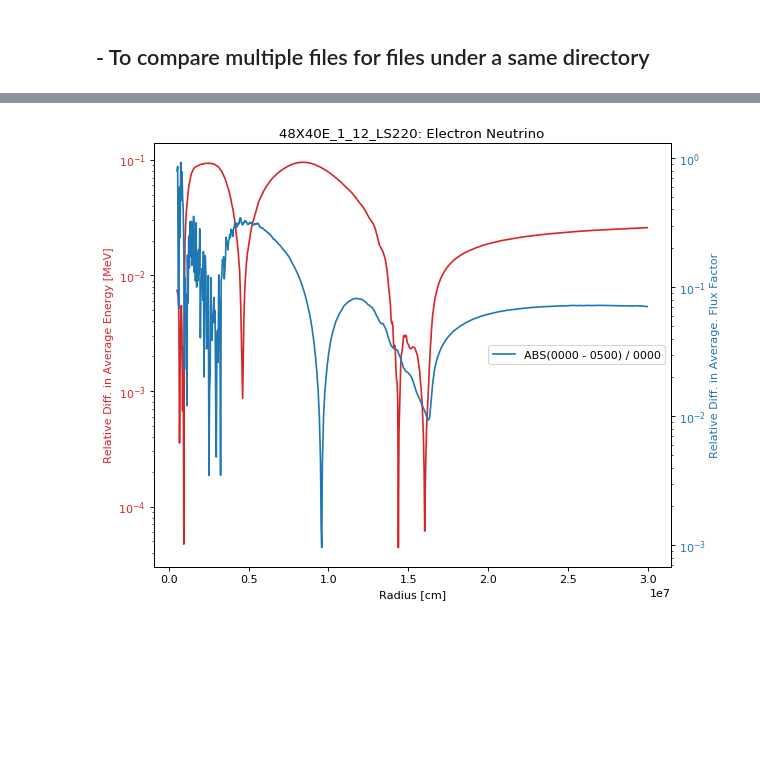
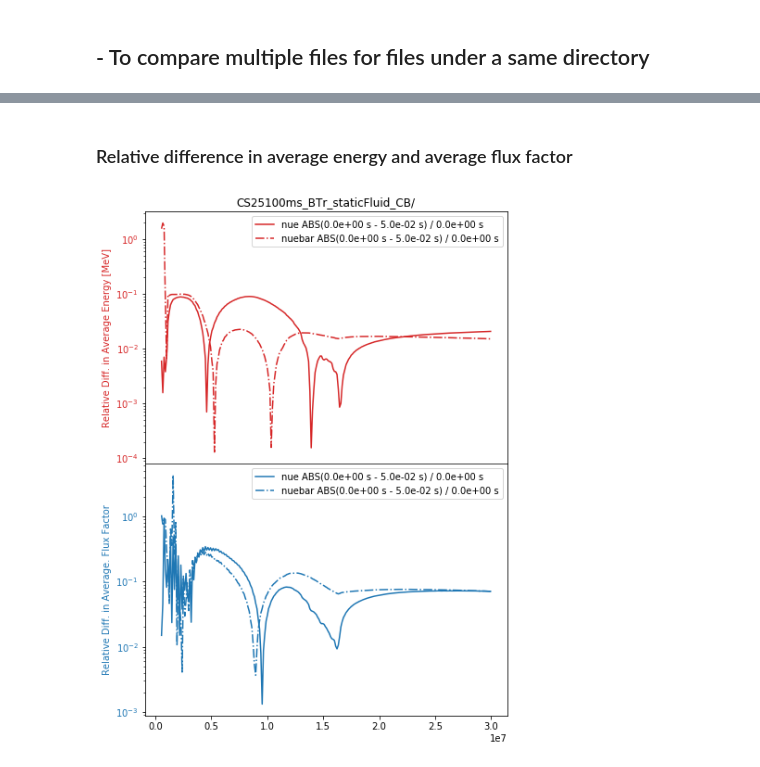
Before and after one commit to ranchu1/Analysis_FLASH, a Jupyter notebook: unitTests/2-[If-Stationary-State]1D.ipynb, the cells around one changed output, grey strips where cells are left out. Saved outputs shown, nothing was run; the diff lists cells and outputs as text; code cells hidden in the pictures; blank space fills up the shorter version.

```diff
--- a/unitTests/2-[If-Stationary-State]1D.ipynb
+++ b/unitTests/2-[If-Stationary-State]1D.ipynb
@@ -63,0 +38,7 @@ index = 7
+# %%
+%matplotlib inline
+import flashytlib.plot as fyplt
+
+for ifi in range(fnum):
+    fyplt.plt_1D_Eos(FullFileNames[ifi],\
+                 optional_title=ProblemDir+' @ {:.1e} s'.format(Times[ifi]))
@@ -179,42 +172,55 @@ plt.savefig(ProblemDirLine+ProblemDirLine2+'/IfStationary.png')
+# %% [markdown]
+### Relative difference in average energy and average flux factor
 # %%
-# ============ figure 2 =============
-base_i = 0
-comp_i = 6
+base_i  = 0
+comp_i  = fnum-1
 
-RelativeDiff_AverageEnergy= abs(AverageEnergy[base_i]-AverageEnergy[comp_i])/AverageEnergy[base_i]
-RelativeDiff_AverageFluxFactor= abs(AverageFluxFactor[base_i]-AverageFluxFactor[comp_i])/abs(AverageFluxFactor[base_i])
+RelativeDiff_AverageEnergy = nSpecies * ['?']
+RelativeDiff_AverageFluxFactor = nSpecies * ['?']
+for iS in range(nSpecies):
+    RelativeDiff_AverageEnergy[iS] = \
+    abs(AverageEnergy[base_i][iS]-AverageEnergy[comp_i][iS])\
+    /AverageEnergy[base_i][iS]
+    RelativeDiff_AverageFluxFactor[iS] = \
+    abs(AverageFluxFactor[base_i][iS]-AverageFluxFactor[comp_i][iS])\
+    /abs(AverageFluxFactor[base_i][iS])
 
 import matplotlib.pyplot as plt
 
 LineType     = ['solid','dashdot', 'dashed','dotted','dashdot']
 #fig, ax1 = plt.subplots(num=None, figsize=(8, 6), dpi=80, facecolor='w', edgecolor='k')
-fig, ax1 = plt.subplots(num=None, figsize=(8, 6), dpi=80, facecolor='w', edgecolor='k')
-# --- Number Density ---
-color = 'tab:red'
-ax1.set_xlabel('Radius [cm]')
-ax1.set_ylabel('Relative Diff. in Average Energy [MeV]',color=color)
-lns = 2*fnum *['?']
-leg = 'ABS('+ '{:04d}'.format(FileIndex[base_i//nSpecies]) \
-+' - '+'{:04d}'.format(FileIndex[comp_i//nSpecies])
-leg = leg + ') / '+'{:04d}'.format(FileIndex[base_i//nSpecies])
-lns[0] = ax1.plot(Radius,RelativeDiff_AverageEnergy,linestyle=LineType[0],color=color,label=leg)
+fig, axs = plt.subplots(2, sharex=True, sharey=False, gridspec_kw={'hspace': 0},\
+                       figsize=(7, 10))
 
-ax1.set_yscale('log')
-ax1.tick_params(axis='y', labelcolor=color)
-# --- Average Flux Factor ---
-ax2 = ax1.twinx()
-color = 'tab:blue'
-ax2.set_ylabel('Relative Diff. in Average. Flux Factor', color=color)
-lns[1] = ax2.plot(Radius, RelativeDiff_AverageFluxFactor,linestyle=LineType[0], color=color,label=leg)
+for i in range(nSpecies):
 
-ax2.set_yscale('log')
-ax2.tick_params(axis='y', labelcolor=color)
+    # --- Number Density ---
+    color = 'tab:red'
+    axs[0].set_xlabel('Radius [cm]')
+    axs[0].set_ylabel('Relative Diff. in Average Energy [MeV]',color=color)
+    leg =labels[i] + ' ABS('+ '{:.1e} s'.format(Times[base_ifile])\
+    +' - '+'{:.1e} s'.format(Times[comp_ifile]) + \
+    ') / '+'{:.1e} s'.format(Times[base_ifile])
 
-fig.tight_layout()  # otherwise the right y-label is slightly clipped
-#ax1.legend(loc='upper left')
-ax2.legend(loc='right')
+    axs[0].plot(Radius[base_ifile],RelativeDiff_AverageEnergy[i],\
+                    linestyle=LineType[i], color=color,label=leg)
+    axs[0].set_yscale('log')
+    axs[0].tick_params(axis='y', labelcolor=color)
 
-ax1.set_title(ProblemDirLine2+': Electron Neutrino')
-plt.savefig(ProblemDirLine+ProblemDirLine2+'/IfStationary_RelaDiff_neutrino.png')
+    # --- Average Flux Factor ---
+
+    color = 'tab:blue'
+    axs[1].set_ylabel('Relative Diff. in Average. Flux Factor', color=color)
+    axs[1].plot(Radius[base_ifile],RelativeDiff_AverageFluxFactor[i],\
+                    linestyle=LineType[i], color=color,label=leg)
+    axs[1].set_yscale('log')
+    axs[1].tick_params(axis='y', labelcolor=color)
+
+
+axs[0].legend(loc='upper right')
+axs[1].legend(loc='upper right')
+
+axs[0].set_title(ProblemDir)
+plt.savefig(Directory[0]+'/IfStationary_RelaDiff_neutrino2.png')
 # %% [output]
-[figure, old version]
+[figure, new version]
```
Also changed, not shown: parts of 13 cells of this notebook.
